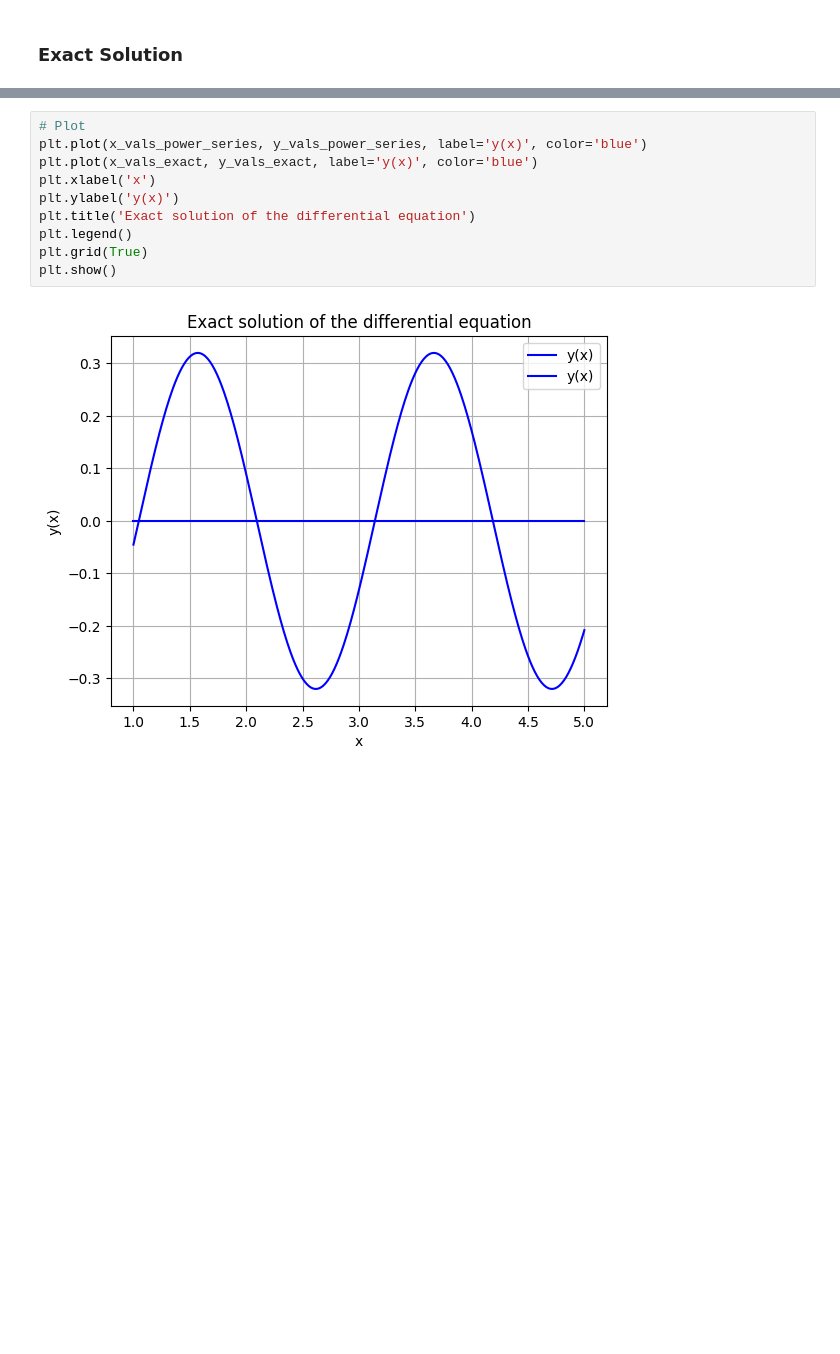
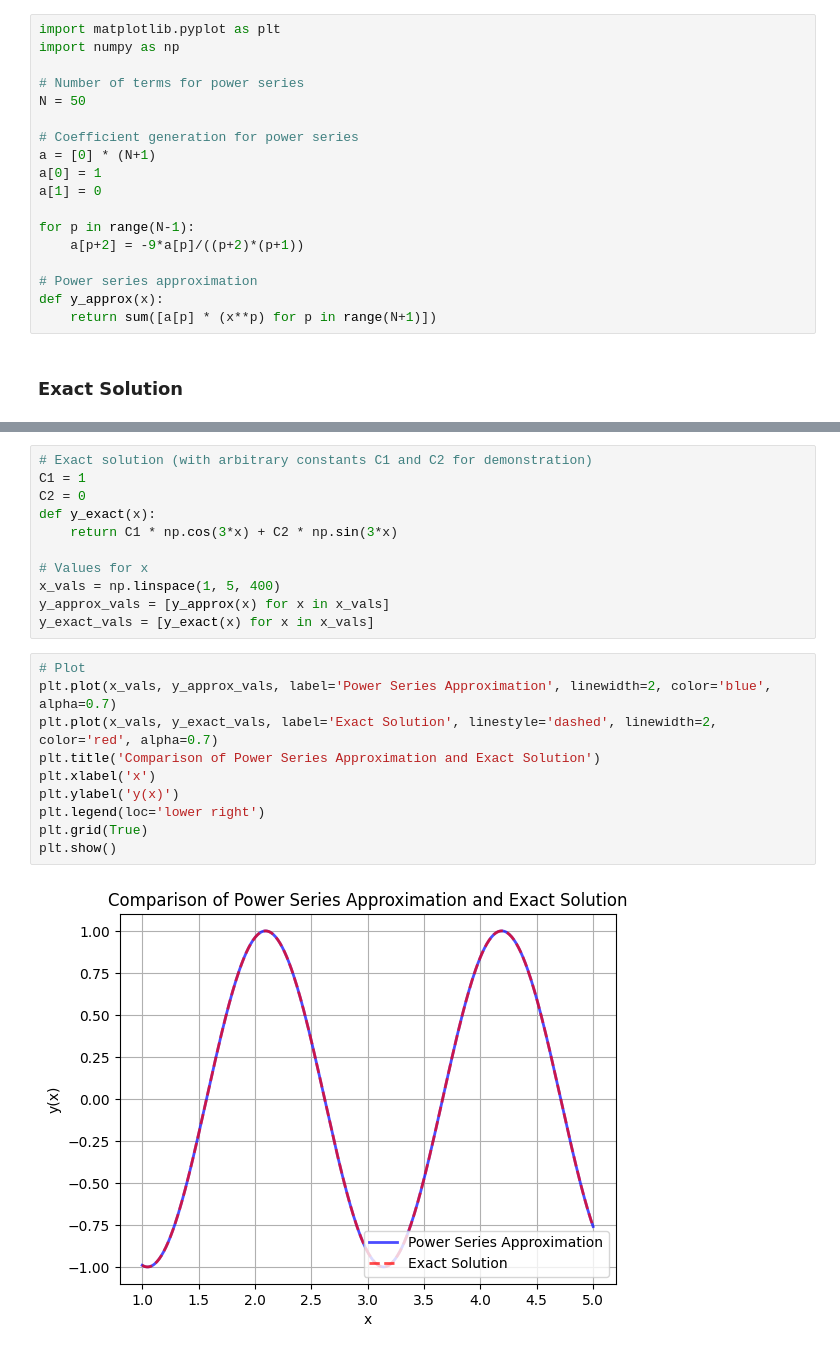
Before and after one commit to aqsnyder/eng_math, a Jupyter notebook: ps_1/problem_2.ipynb, the cells around one changed output, grey strips where cells are left out. Saved outputs shown, nothing was run; the diff lists cells and outputs as text; blank space fills up the shorter version.

```diff
--- a/ps_1/problem_2.ipynb
+++ b/ps_1/problem_2.ipynb
@@ -76,2 +36,20 @@ when p = 397, a399 = -0.0
+# %%
+import matplotlib.pyplot as plt
+import numpy as np
+
+# Number of terms for power series
+N = 50
+
+# Coefficient generation for power series
+a = [0] * (N+1)
+a[0] = 1
+a[1] = 0
+
+for p in range(N-1):
+    a[p+2] = -9*a[p]/((p+2)*(p+1))
+
+# Power series approximation
+def y_approx(x):
+    return sum([a[p] * (x**p) for p in range(N+1)])
 # %% [markdown]
 ### Exact Solution
@@ -95,12 +56,23 @@ y_vals_exact = y(x_vals_exact)
+# %%
+# Exact solution (with arbitrary constants C1 and C2 for demonstration)
+C1 = 1
+C2 = 0
+def y_exact(x):
+    return C1 * np.cos(3*x) + C2 * np.sin(3*x)
+
+# Values for x
+x_vals = np.linspace(1, 5, 400)
+y_approx_vals = [y_approx(x) for x in x_vals]
+y_exact_vals = [y_exact(x) for x in x_vals]
 # %%
 # Plot
-plt.plot(x_vals_power_series, y_vals_power_series, label='y(x)', color='blue')
-plt.plot(x_vals_exact, y_vals_exact, label='y(x)', color='blue')
+plt.plot(x_vals, y_approx_vals, label='Power Series Approximation', linewidth=2, color='blue', alpha=0.7)
+plt.plot(x_vals, y_exact_vals, label='Exact Solution', linestyle='dashed', linewidth=2, color='red', alpha=0.7)
+plt.title('Comparison of Power Series Approximation and Exact Solution')
 plt.xlabel('x')
 plt.ylabel('y(x)')
-plt.title('Exact solution of the differential equation')
-plt.legend()
+plt.legend(loc='lower right')
 plt.grid(True)
 plt.show()
 # %% [output]
-[figure, old version]
+[figure, new version]
```
Also changed, not shown: parts of 3 cells of this notebook, 3 other files.
